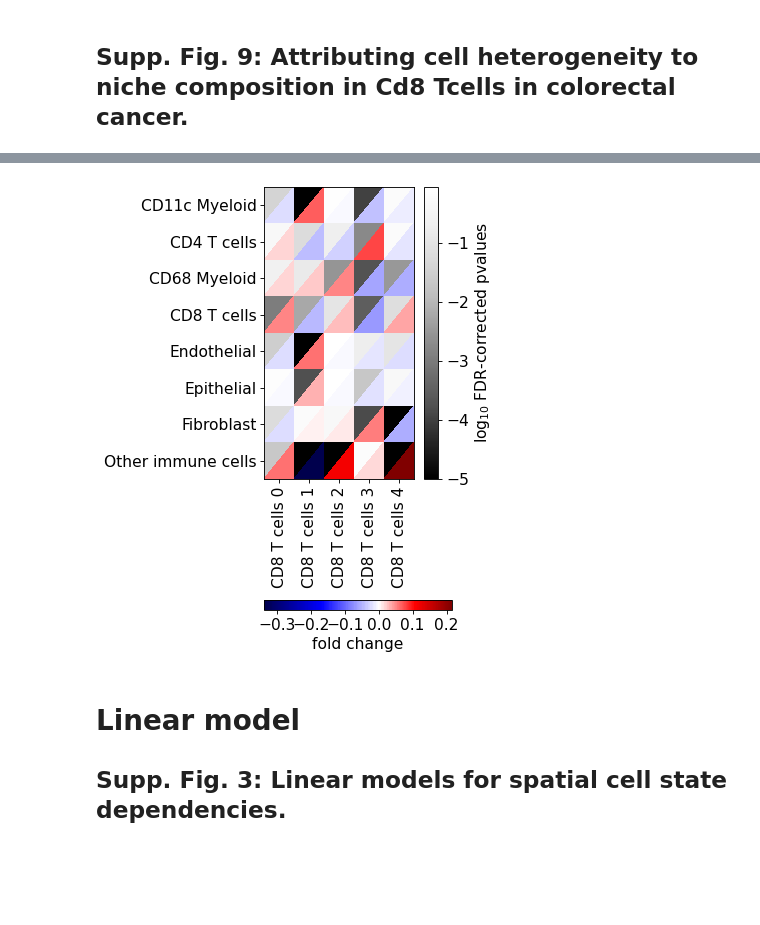
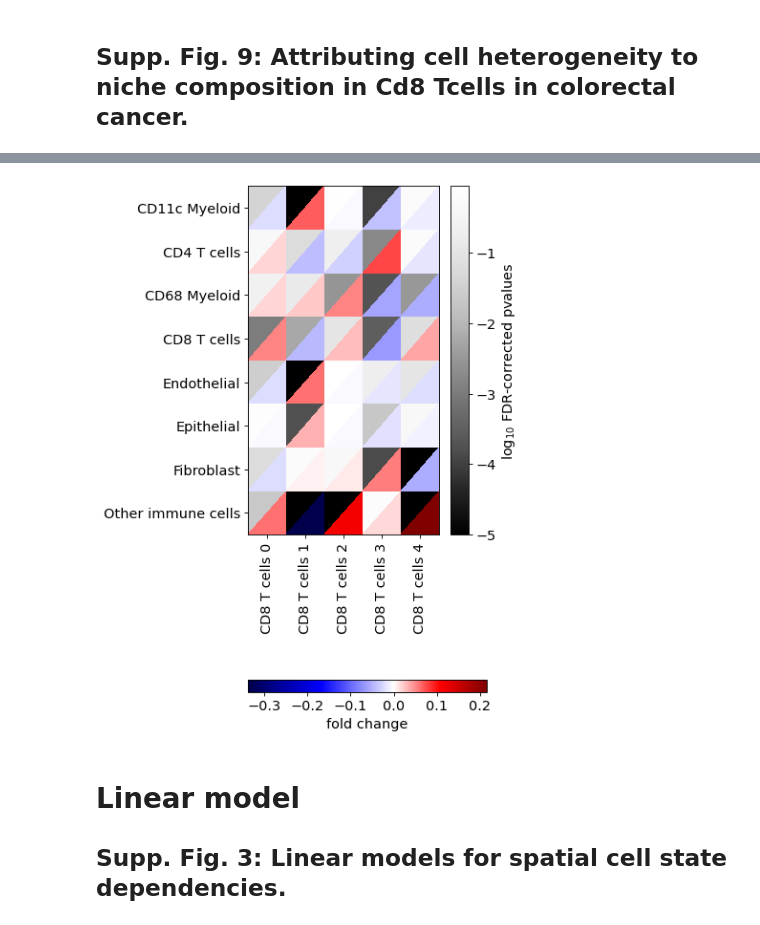
Before and after one commit to theislab/ncem, a Jupyter notebook: model_benchmarks_mibitof_cancer.ipynb, the cells around one changed output, grey strips where cells are left out. Cells and saved outputs as stored; diff of their text form; code cells hidden in the pictures; blank space fills up the shorter version.

```diff
--- a/model_benchmarks_mibitof_cancer.ipynb
+++ b/model_benchmarks_mibitof_cancer.ipynb
@@ -342,14 +384,11 @@ plt.show()
 # %%
 interpreter.data.cluster_enrichment(
     pvalues=log_pval,
     fold_change=fold_change,
-    fontsize=14,
-    panel_width=3,
-    panel_height=8,
     pad=0.25,
 )
 # %% [output]
-[figure, old version]
+[figure, new version]
 # %% [markdown]
 # Linear model
 
```
Also changed, not shown: parts of 17 cells of this notebook, 5 other files.
